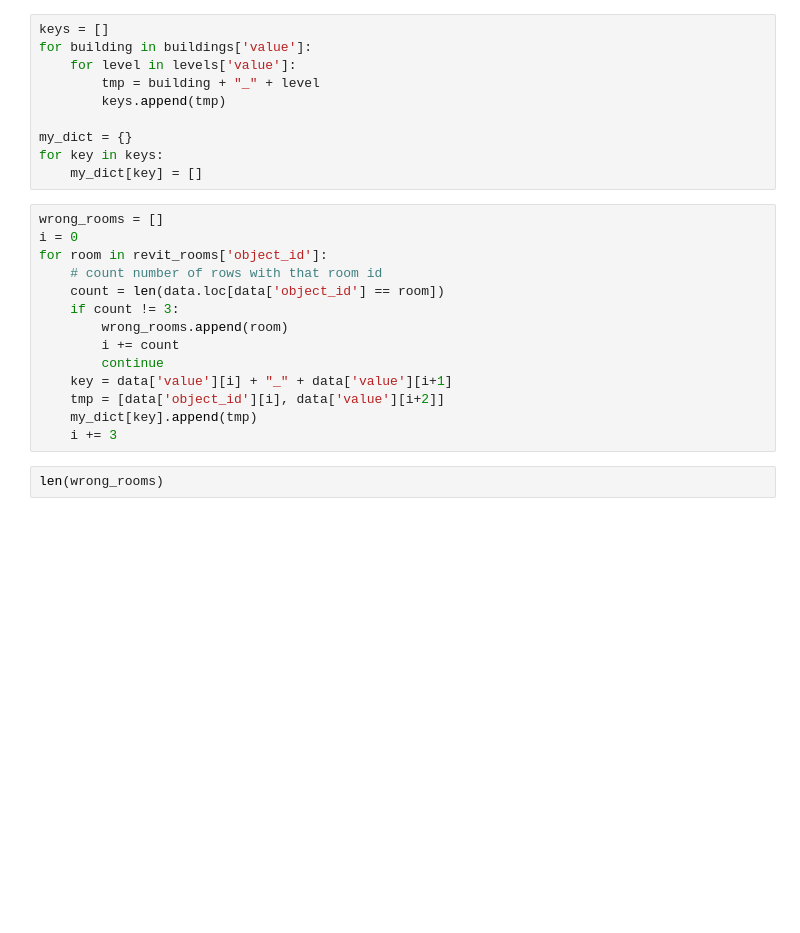
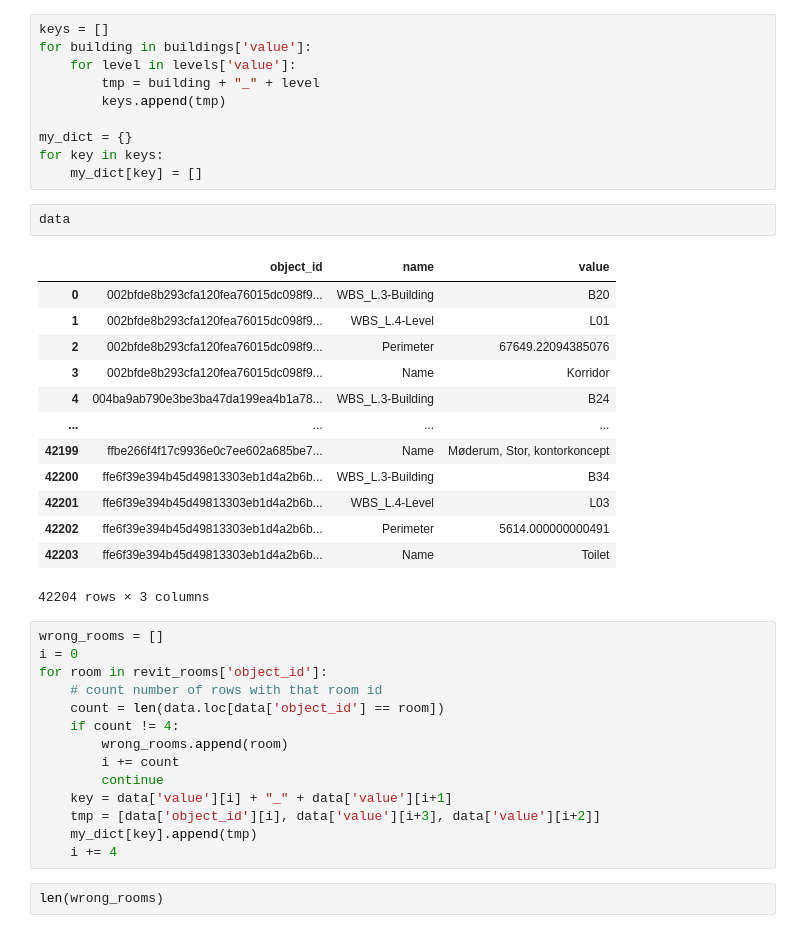
Before and after one commit to danielorzan/ATI_project, a Jupyter notebook: main.ipynb, the cells around one changed output. Drawn from its saved outputs; the diff is of its cells as text; blank space fills up the shorter version.

```diff
--- a/main.ipynb
+++ b/main.ipynb
@@ -436,20 +386,36 @@ for building in buildings['value']:
 my_dict = {}
 for key in keys:
     my_dict[key] = []
+# %%
+data
+# %% [output]
+|  | object_id | name | value |
+| 0 | 002bfde8b293cfa120fea76015dc098f9... | WBS_L.3-Building | B20 |
+| 1 | 002bfde8b293cfa120fea76015dc098f9... | WBS_L.4-Level | L01 |
+| 2 | 002bfde8b293cfa120fea76015dc098f9... | Perimeter | 67649.22094385076 |
+| 3 | 002bfde8b293cfa120fea76015dc098f9... | Name | Korridor |
+| 4 | 004ba9ab790e3be3ba47da199ea4b1a78... | WBS_L.3-Building | B24 |
+| ... | ... | ... | ... |
+| 42199 | ffbe266f4f17c9936e0c7ee602a685be7... | Name | Møderum, Stor, kontorkoncept |
+| 42200 | ffe6f39e394b45d49813303eb1d4a2b6b... | WBS_L.3-Building | B34 |
+| 42201 | ffe6f39e394b45d49813303eb1d4a2b6b... | WBS_L.4-Level | L03 |
+| 42202 | ffe6f39e394b45d49813303eb1d4a2b6b... | Perimeter | 5614.000000000491 |
+| 42203 | ffe6f39e394b45d49813303eb1d4a2b6b... | Name | Toilet |
+42204 rows × 3 columns
 # %%
 wrong_rooms = []
 i = 0
 for room in revit_rooms['object_id']:
     # count number of rows with that room id
     count = len(data.loc[data['object_id'] == room])
-    if count != 3:
+    if count != 4:
         wrong_rooms.append(room)
         i += count
         continue
     key = data['value'][i] + "_" + data['value'][i+1]
-    tmp = [data['object_id'][i], data['value'][i+2]]
+    tmp = [data['object_id'][i], data['value'][i+3], data['value'][i+2]]
     my_dict[key].append(tmp)
-    i += 3
+    i += 4
 # %%
 len(wrong_rooms)
 # %% [output]
```
Also changed, not shown: parts of 19 cells of this notebook, 8 other files.
